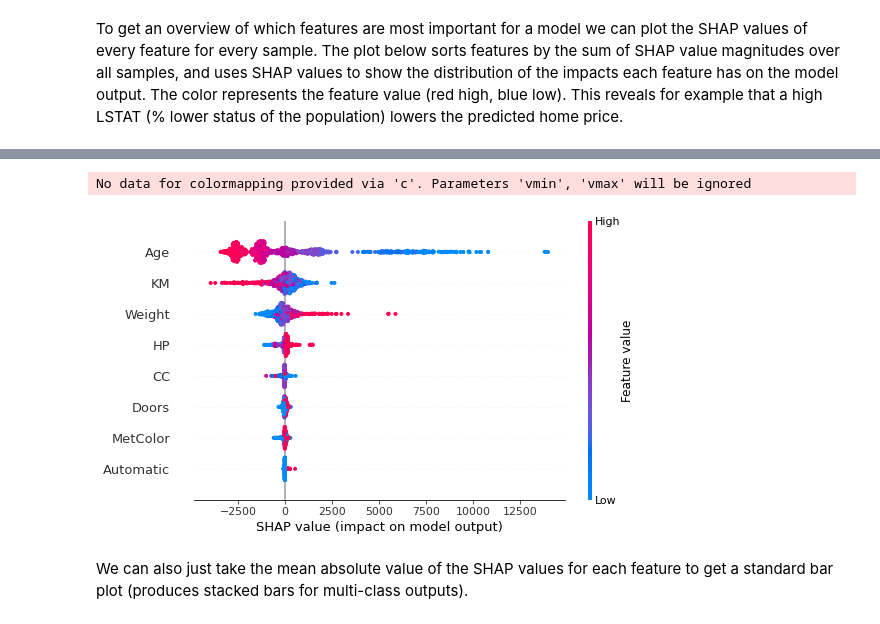
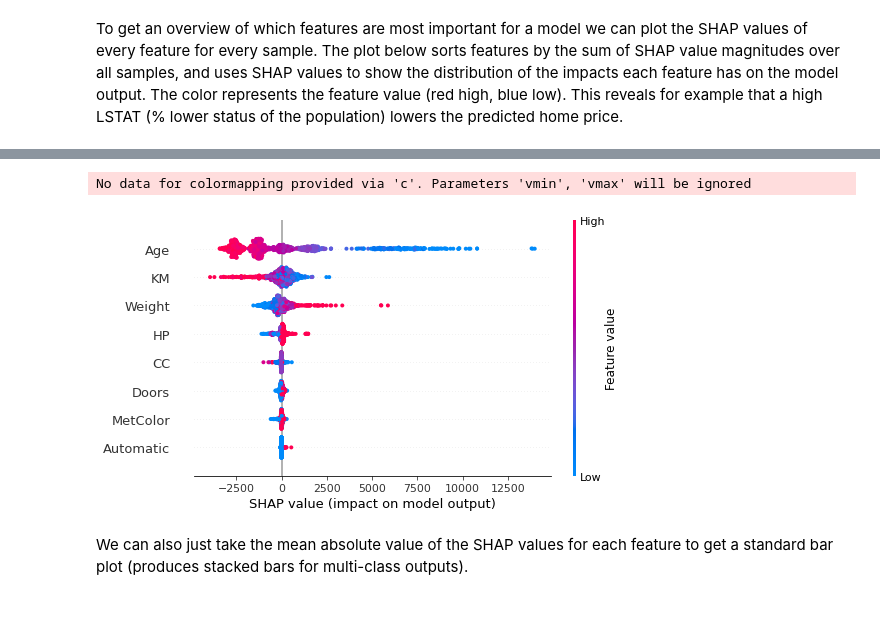
Before and after one commit to CDAC-lab/BUS5PR1-Analytics-Notebooks, a Jupyter notebook: 5_Explainable_AI.ipynb, the cells around one changed output, grey strips where cells are left out. Saved outputs shown, nothing was run; the diff lists cells and outputs as text; code cells hidden in the pictures.

```diff
--- a/5_Explainable_AI.ipynb
+++ b/5_Explainable_AI.ipynb
@@ -165,5 +163,5 @@ import shap
 Create a shap explainer from gradient boosting model
 # %%
 explainer = shap.TreeExplainer(gbr_model)
-shap_values = explainer.shap_values(X_train)
+shap_values = explainer(X_train)
 # %% [output]
@@ -216,11 +214,11 @@ To get an overview of which features are most important for a model we can plot
 # %%
 # summarize the effects of all the features
 shap.initjs()
-shap.summary_plot(shap_values, X_train)
+shap.plots.beeswarm(shap_values)
 # %% [output]
 [interactive output not drawn]
 No data for colormapping provided via 'c'. Parameters 'vmin', 'vmax' will be ignored
-[figure, old version]
+[figure, new version]
 # %% [markdown]
 We can also just take the mean absolute value of the SHAP values for each feature to get a standard bar plot (produces stacked bars for multi-class outputs).
 # %%
```
Also changed, not shown: parts of 23 cells of this notebook.
